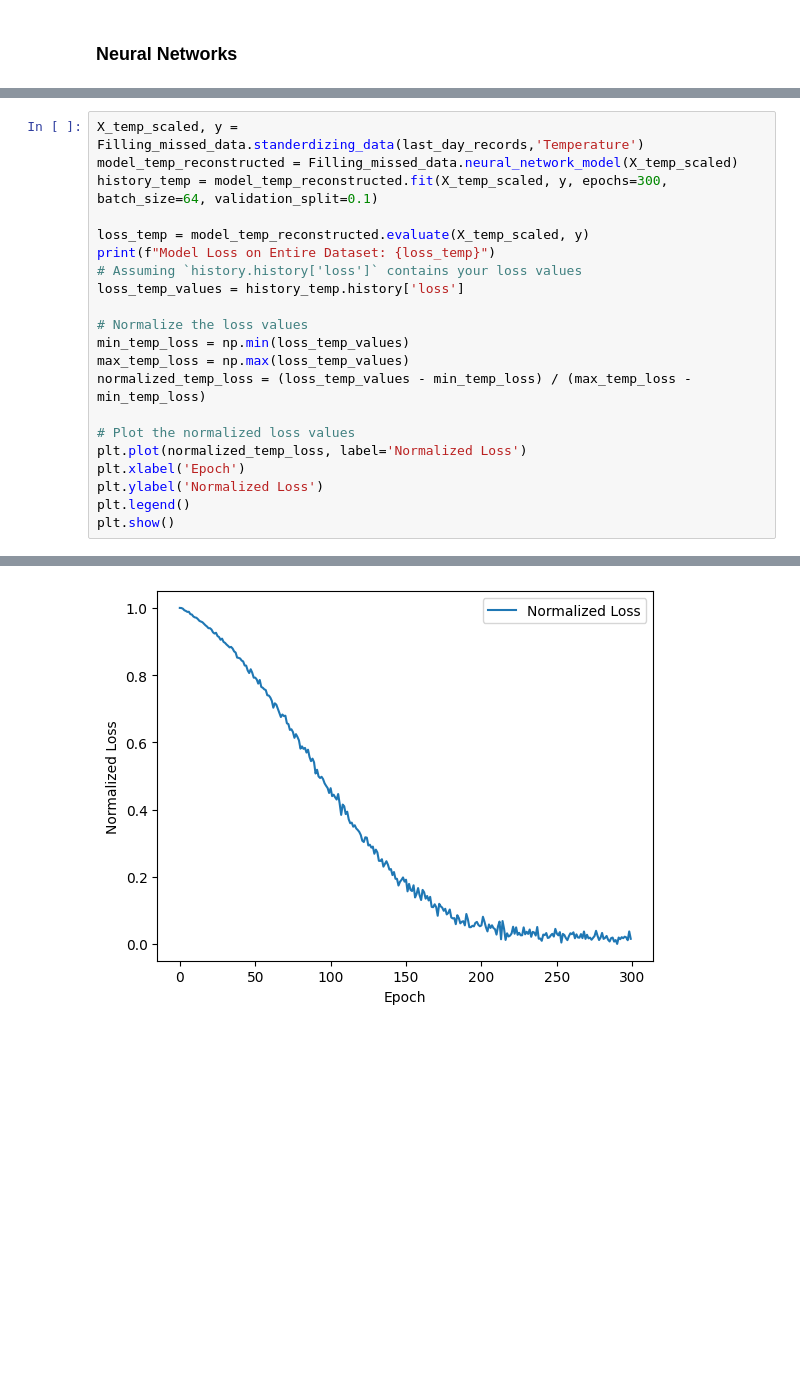
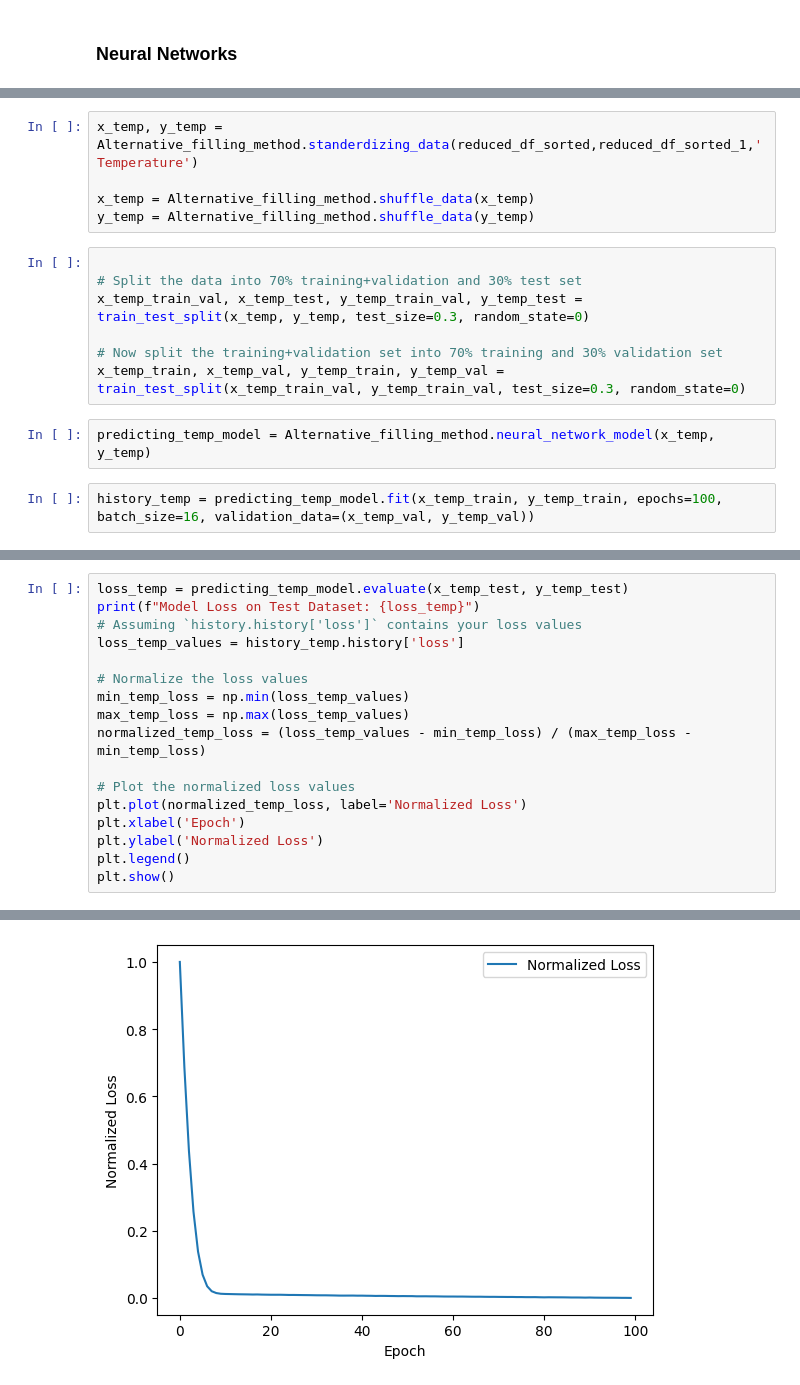
Before and after one commit to surya-9556/Optimizing-Sensor-Placement, a Jupyter notebook: final_project.ipynb, the cells around one changed output, grey strips where cells are left out. Saved outputs shown, nothing was run; the diff lists cells and outputs as text; blank space fills up the shorter version.

```diff
--- a/final_project.ipynb
+++ b/final_project.ipynb
@@ -704,0 +558,16 @@ last_day_records = Optional_data[Optional_data['Time'].dt.date == lastday]
+# %%
+x_temp, y_temp = Alternative_filling_method.standerdizing_data(reduced_df_sorted,reduced_df_sorted_1,'Temperature')
+
+x_temp = Alternative_filling_method.shuffle_data(x_temp)
+y_temp = Alternative_filling_method.shuffle_data(y_temp)
+# %%
+
+# Split the data into 70% training+validation and 30% test set
+x_temp_train_val, x_temp_test, y_temp_train_val, y_temp_test = train_test_split(x_temp, y_temp, test_size=0.3, random_state=0)
+
+# Now split the training+validation set into 70% training and 30% validation set
+x_temp_train, x_temp_val, y_temp_train, y_temp_val = train_test_split(x_temp_train_val, y_temp_train_val, test_size=0.3, random_state=0)
+# %%
+predicting_temp_model = Alternative_filling_method.neural_network_model(x_temp, y_temp)
+# %%
+history_temp = predicting_temp_model.fit(x_temp_train, y_temp_train, epochs=100, batch_size=16, validation_data=(x_temp_val, y_temp_val))
@@ -705,10 +592,6 @@ last_day_records = Optional_data[Optional_data['Time'].dt.date == lastday]
 # %%
-X_temp_scaled, y = Filling_missed_data.standerdizing_data(last_day_records,'Temperature')
-model_temp_reconstructed = Filling_missed_data.neural_network_model(X_temp_scaled)
-history_temp = model_temp_reconstructed.fit(X_temp_scaled, y, epochs=300, batch_size=64, validation_split=0.1)
-
-loss_temp = model_temp_reconstructed.evaluate(X_temp_scaled, y)
-print(f"Model Loss on Entire Dataset: {loss_temp}")
+loss_temp = predicting_temp_model.evaluate(x_temp_test, y_temp_test)
+print(f"Model Loss on Test Dataset: {loss_temp}")
 # Assuming `history.history['loss']` contains your loss values
 loss_temp_values = history_temp.history['loss']
 
@@ -744 +612 @@ Model Loss on Entire Dataset: 151.1572265625
-[figure, old version]
+[figure, new version]
```
Also changed, not shown: parts of 86 cells of this notebook, 8 other files.
